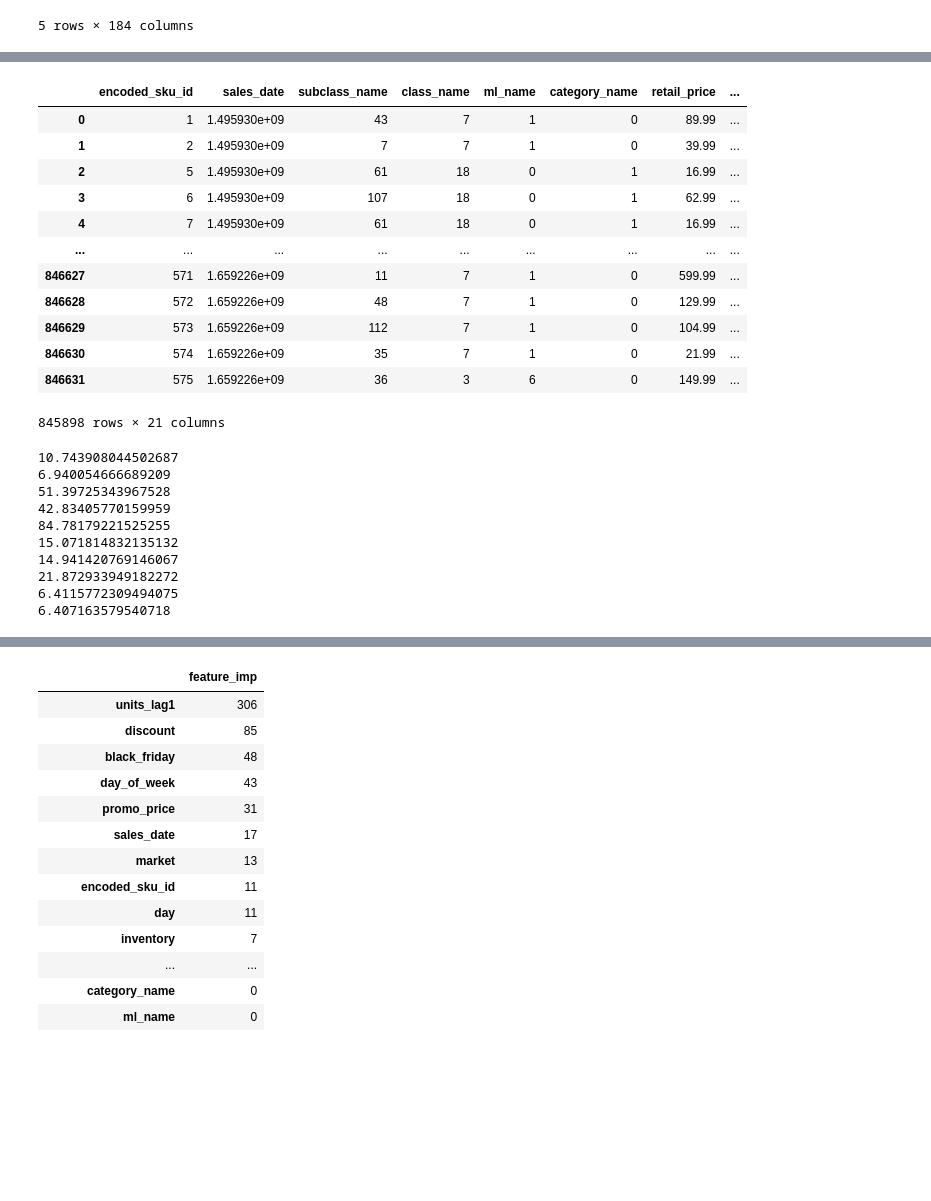
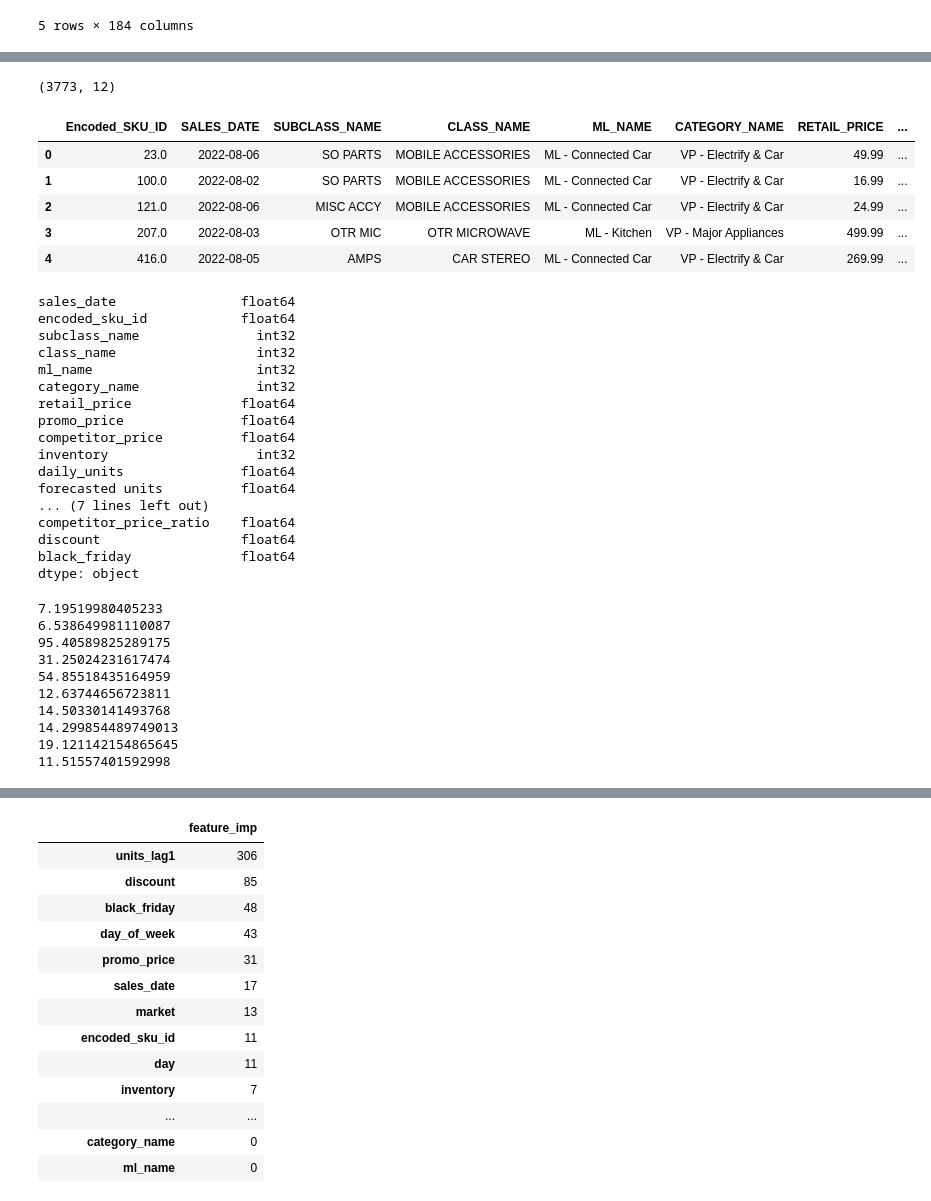
Before and after one commit to hvaddi16/Best-Buy, a Jupyter notebook: Varun.ipynb, the cells around one changed output, grey strips where cells are left out. Cells and saved outputs as stored; diff of their text form; code cells hidden in the pictures; blank space fills up the shorter version.

```diff
--- a/Varun.ipynb
+++ b/Varun.ipynb
@@ -66,2 +50,16 @@ data
+# %%
+val=pd.read_excel("data/Validation_Data.xlsx",engine='openpyxl')
+val = val[~val.Encoded_SKU_ID.isna()]
+val = val[[i for i in val.columns if "Unnamed" not in i]]
+print(val.shape)
+val.head()
+# %% [output]
+(3773, 12)
+|  | Encoded_SKU_ID | SALES_DATE | SUBCLASS_NAME | CLASS_NAME | ML_NAME | CATEGORY_NAME | RETAIL_PRICE | ... |
+| 0 | 23.0 | 2022-08-06 | SO PARTS | MOBILE ACCESSORIES | ML - Connected Car | VP - Electrify & Car | 49.99 | ... |
+| 1 | 100.0 | 2022-08-02 | SO PARTS | MOBILE ACCESSORIES | ML - Connected Car | VP - Electrify & Car | 16.99 | ... |
+| 2 | 121.0 | 2022-08-06 | MISC ACCY | MOBILE ACCESSORIES | ML - Connected Car | VP - Electrify & Car | 24.99 | ... |
+| 3 | 207.0 | 2022-08-03 | OTR MIC | OTR MICROWAVE | ML - Kitchen | VP - Major Appliances | 499.99 | ... |
+| 4 | 416.0 | 2022-08-05 | AMPS | CAR STEREO | ML - Connected Car | VP - Electrify & Car | 269.99 | ... |
 # %%
 dow_jones_index = pd.read_csv('data/dow_jones.csv')
@@ -106,16 +134,2 @@ df = df[df.daily_units>=0]
 # %%
-df
+df = cleanData(df)
-# %% [output]
-|  | encoded_sku_id | sales_date | subclass_name | class_name | ml_name | category_name | retail_price | ... |
-| 0 | 1 | 1.495930e+09 | 43 | 7 | 1 | 0 | 89.99 | ... |
-| 1 | 2 | 1.495930e+09 | 7 | 7 | 1 | 0 | 39.99 | ... |
-| 2 | 5 | 1.495930e+09 | 61 | 18 | 0 | 1 | 16.99 | ... |
-| 3 | 6 | 1.495930e+09 | 107 | 18 | 0 | 1 | 62.99 | ... |
-| 4 | 7 | 1.495930e+09 | 61 | 18 | 0 | 1 | 16.99 | ... |
-| ... | ... | ... | ... | ... | ... | ... | ... | ... |
-| 846627 | 571 | 1.659226e+09 | 11 | 7 | 1 | 0 | 599.99 | ... |
-| 846628 | 572 | 1.659226e+09 | 48 | 7 | 1 | 0 | 129.99 | ... |
-| 846629 | 573 | 1.659226e+09 | 112 | 7 | 1 | 0 | 104.99 | ... |
-| 846630 | 574 | 1.659226e+09 | 35 | 7 | 1 | 0 | 21.99 | ... |
-| 846631 | 575 | 1.659226e+09 | 36 | 3 | 6 | 0 | 149.99 | ... |
-845898 rows × 21 columns
@@ -140,12 +164,34 @@ def func(x):
     # x.loc[int(0.9*len(x)):,cols]=np.nan
     # x[cols]=x[cols].fillna(method="ffill")
     return x
+# %%
+df.dtypes
+# %% [output]
+sales_date                float64
+encoded_sku_id            float64
+subclass_name               int32
+class_name                  int32
+ml_name                     int32
+category_name               int32
+retail_price              float64
+promo_price               float64
+competitor_price          float64
+inventory                   int32
+daily_units               float64
+forecasted units          float64
+... (7 lines left out)
+competitor_price_ratio    float64
+discount                  float64
+black_friday              float64
+dtype: object
 # %%
+generator = generateTimeSeriesSplits(trains, tests, df)
 for i,ts in enumerate(tests):
     #reg = xgb(max_depth=2, gamma=5, eta=0.2)
     reg = lbr(max_depth=2)
-    tr = np.concatenate(trains[:i+1])
-    tr,ts = df[df.sales_date.isin(tr)].copy(), df[df.sales_date.isin(ts)].copy().sort_values(["encoded_sku_id","sales_date"]).reset_index(drop=True)
+    tr,ts = next(generator)
+    # tr = np.concatenate(trains[:i+1])
+    # tr,ts = df[df.sales_date.isin(tr)].copy(), df[df.sales_date.isin(ts)].copy()
     tr = tr.groupby("encoded_sku_id", as_index=False).apply(func).sort_values(["encoded_sku_id","sales_date"]).reset_index(drop=True)
 
     xtr,ytr = tr.drop("daily_units", axis=1), tr["daily_units"]
@@ -168,13 +214,13 @@ for i,ts in enumerate(tests):
     #print(reg.score(xtr,ytr),reg.score(xts,yts))
     print(mean_squared_error(ts_save["daily_units"], ts['daily_units'], squared=False))
 # %% [output]
-10.743908044502687
-6.940054666689209
-51.39725343967528
-42.83405770159959
-84.78179221525255
-15.071814832135132
-14.941420769146067
-21.872933949182272
-6.4115772309494075
-6.407163579540718
+7.19519980405233
+6.538649981110087
+95.40589825289175
+31.25024231617474
+54.85518435164959
+12.63744656723811
+14.50330141493768
+14.299854489749013
+19.121142154865645
+11.51557401592998
```
Also changed, not shown: parts of 12 cells of this notebook.
